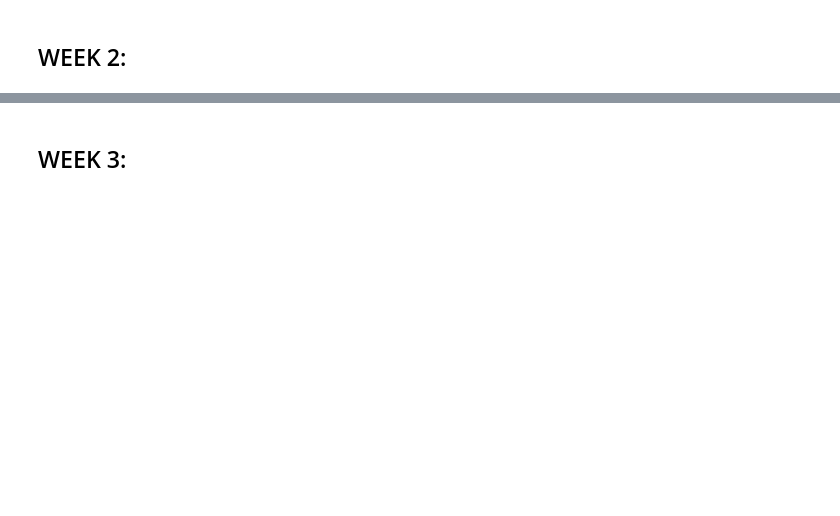
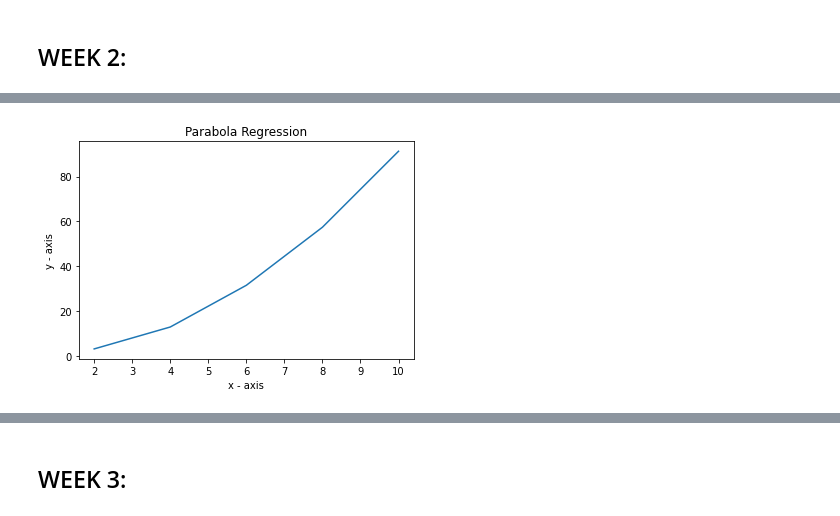
Before and after one commit to Tayyab7404/Computational-Statistics, a Jupyter notebook: CS LAB CYCLE.ipynb, the cells around one changed output, grey strips where cells are left out. Drawn from its saved outputs; the diff is of its cells as text; code cells hidden in the pictures; blank space fills up the shorter version.

```diff
--- a/CS LAB CYCLE.ipynb
+++ b/CS LAB CYCLE.ipynb
@@ -84,2 +150,86 @@ LinearRegression(x, y)
 # %% [markdown]
 ## WEEK 2:
+# %%
+# Parabola Best Fit:
+
+def ParabolaRegression(x, y):
+    n = mylen(x)
+    m = mylen(y)
+
+    if n != m:
+        print("Invalid Data: ")
+        return
+
+    x2 = np.multiply(x, x)
+    x3 = np.multiply(x2, x)
+    x4 = np.multiply(x3, x)
+    xy = np.multiply(x, y)
+    x2y = np.multiply(x2, y)
+
+    Sumx = mysum(x)
+    Sumx2 = mysum(x2)
+    Sumx3 = mysum(x3)
+    Sumx4 = mysum(x4)
+    Sumy = mysum(y)
+    Sumxy = mysum(xy)
+    Sumx2y = mysum(x2y)
+
+    delta  = DET([[n, Sumx, Sumx2],
+                  [Sumx, Sumx2, Sumx3],
+                  [Sumx2, Sumx3, Sumx4]])
+
+    delta1 = DET([[Sumy, Sumx, Sumx2],
+                  [Sumxy, Sumx2, Sumx3],
+                  [Sumx2y, Sumx3, Sumx4]])
+
+    delta2 = DET([[n, Sumy, Sumx2],
+                  [Sumx, Sumxy, Sumx3],
+                  [Sumx2, Sumx2y, Sumx4]])
+
+    delta3 = DET([[n, Sumx, Sumy],
+                  [Sumx, Sumx2, Sumxy],
+                  [Sumx2, Sumx3, Sumx2y]])
+
+    a = delta1 / delta
+    b = delta2 / delta
+    c = delta3 / delta
+
+    Ycal = np.add(a, np.add(np.multiply(b, x), np.multiply(c, x2)))
+
+    meanY = mymean(y)
+
+    SST = mysum(np.array([(i-meanY)**2 for i in y]))
+    SSE = mysum(np.multiply(np.subtract(y, Ycal),np.subtract(y, Ycal)))
+    SSR = mysum(np.array([(i-meanY)**2 for i in Ycal]))
+
+    Rsq = SSR/SST
+    # Rsq = 1 - SSE/SST
+
+    print("X values: ",x)
+    print("Y values: ",y)
+    print("a = ",a)
+    print("b = ",b)
+    print("c = ",c)
+    print("Y Calculated values: ",Ycal)
+    print("The Parabola Regression Line for the given data: ")
+    print(f"Y = {a} + {b}X + {c}X2")
+    print("Sum of Squares due to Total: ",SST)
+    print("Sum of Squares due to Treatments: ",SSR)
+    print("Sum of Squares due to Error: ",SSE)
+    print("R Square value: ",Rsq)
+
+    drawPlotParabola(x, y, Ycal)
+
+    if Rsq > 0.9:
+        print("The Y Calculated values is the best fit for the given data")
+    else:
+        print("The Y Calculated values is not the best fit for the given data")
+
+x = np.array([float(i) for i in input("Enter x values: ").strip().split(" ")])
+y = np.array([float(i) for i in input("Enter y values: ").strip().split(" ")])
+
+# x = np.array([2,4,6,8,10])
+# y = np.array([3.07,12.85,31.47,57.38,91.29])
+
+ParabolaRegression(x, y)
+# %% [output]
@@ -85,0 +248 @@ LinearRegression(x, y)
+[figure, added]
```
Also changed, not shown: parts of 8 cells of this notebook, 4 other files.
